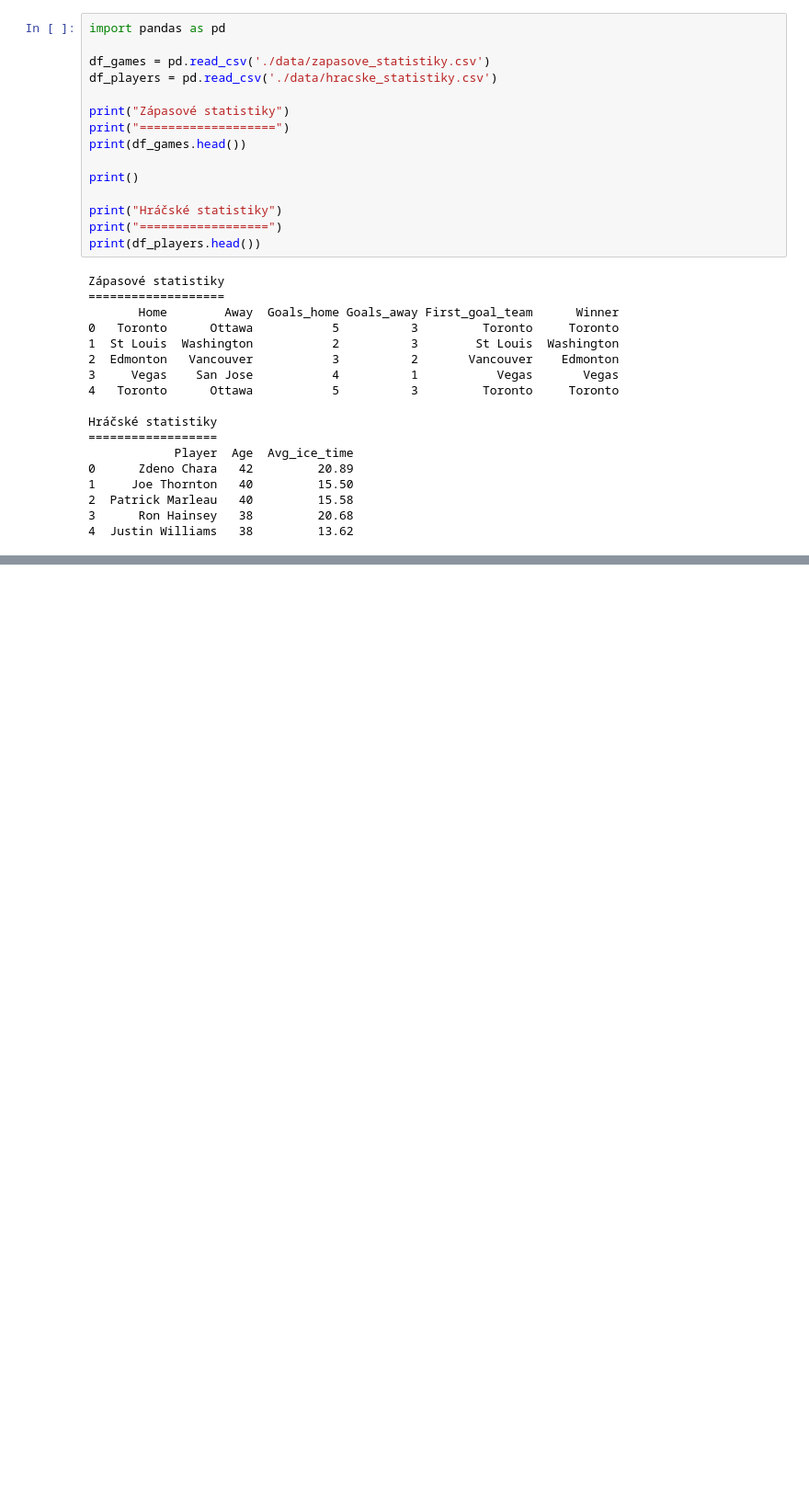
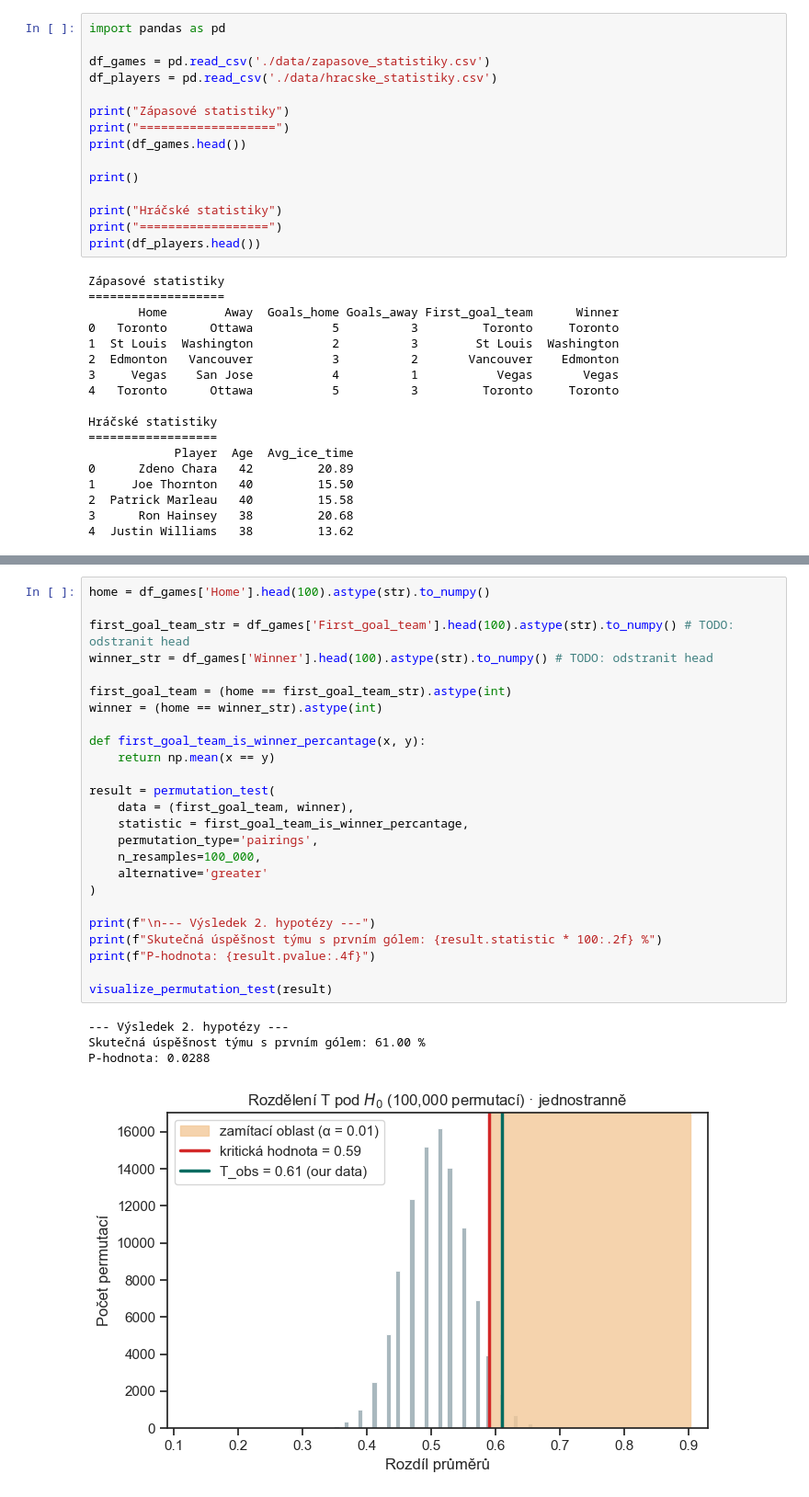
Before and after one commit to honzabenes/NMAI059_PaSt, a Jupyter notebook: statisticky_projekt/statisticky_projekt.ipynb, the cells around one changed output, grey strips where cells are left out. Shown at 92% size. Drawn from its saved outputs; the diff is of its cells as text; blank space fills up the shorter version.

Commit message:
Add permutation test for 2nd hypothesis

```diff
--- a/statisticky_projekt/statisticky_projekt.ipynb
+++ b/statisticky_projekt/statisticky_projekt.ipynb
@@ -83,0 +88,30 @@ P-hodnota = 0.0067
+# %%
+home = df_games['Home'].head(100).astype(str).to_numpy()
+
+first_goal_team_str = df_games['First_goal_team'].head(100).astype(str).to_numpy() # TODO: odstranit head
+winner_str = df_games['Winner'].head(100).astype(str).to_numpy() # TODO: odstranit head
+
+first_goal_team = (home == first_goal_team_str).astype(int)
+winner = (home == winner_str).astype(int)
+
+def first_goal_team_is_winner_percantage(x, y):
+    return np.mean(x == y)
+
+result = permutation_test(
+    data = (first_goal_team, winner),
+    statistic = first_goal_team_is_winner_percantage,
+    permutation_type='pairings',
+    n_resamples=100_000,
+    alternative='greater'
+)
+
+print(f"\n--- Výsledek 2. hypotézy ---")
+print(f"Skutečná úspěšnost týmu s prvním gólem: {result.statistic * 100:.2f} %")
+print(f"P-hodnota: {result.pvalue:.4f}")
+
+visualize_permutation_test(result)
+# %% [output]
+--- Výsledek 2. hypotézy ---
+Skutečná úspěšnost týmu s prvním gólem: 61.00 %
+P-hodnota: 0.0288
+[figure, added]
```
Also changed, not shown: parts of 3 cells of this notebook, 1 other file.
